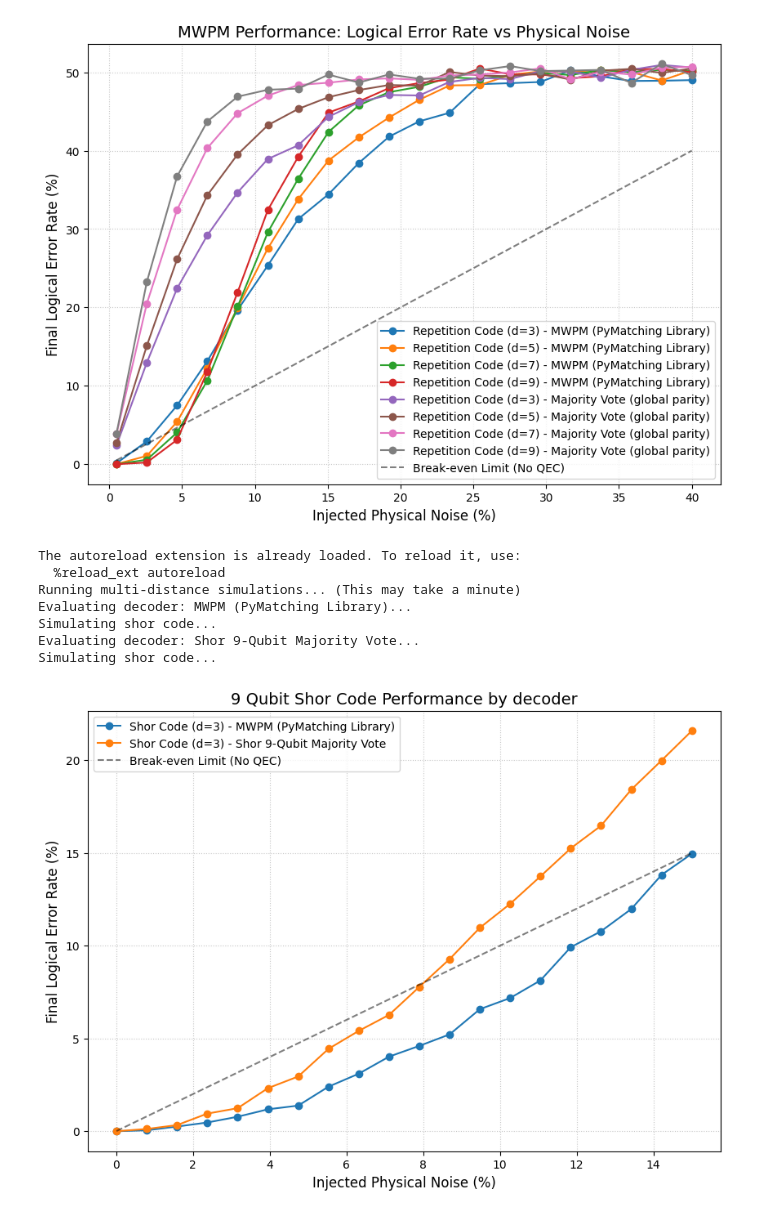
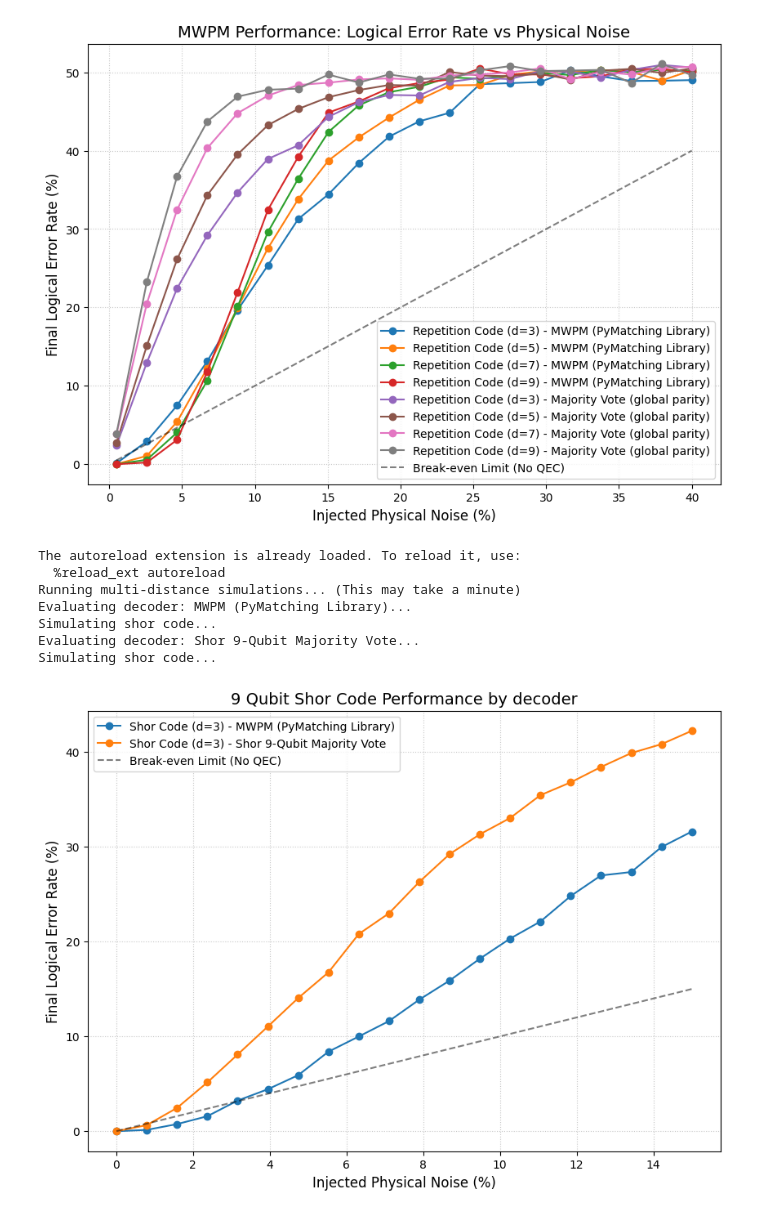
Before and after one commit to othermore/TFM_QEC_2D_color_code_decoders, a Jupyter notebook: src/old_srcs/analysis_repetition_code_simulation.ipynb, the cells around one changed output. Cells and saved outputs as stored; diff of their text form; code cells hidden in the pictures.

```diff
--- a/src/old_srcs/analysis_repetition_code_simulation.ipynb
+++ b/src/old_srcs/analysis_repetition_code_simulation.ipynb
@@ -211,11 +211,11 @@ for decoder in [MWPMLibraryDecoder,Shor9MajorityVoteDecoder]:
     # Sweep through the noise levels for the current distance
     for noise in physical_noise_levels:
         total_ler = 0
-        states = ["0,", "1", "+", "-"]
+        states = ["0", "1", "+", "-", "i", "-i"]
         shots_per_state = num_shots // len(states)
         for state in states:
             ler = simulate_shor_code(
-                rounds = 1,
+                rounds = 3,
                 state=state,
                 before_round_data_depolarization_noise = noise,
                 after_clifford_depolarization_noise = 0*noise,
@@ -235,31 +235,31 @@ for decoder in [MWPMLibraryDecoder,Shor9MajorityVoteDecoder]:
         label=f'Shor Code (d={distance}) - {decoder.name()}'
     )
 
 # Plot the break-even line
 plt.plot(
     [min_error_rate * 100, max_error_rate * 100],
     [min_error_rate * 100, max_error_rate * 100],
     linestyle='--',
     color='black',
     alpha=0.5,
     label='Break-even Limit (No QEC)'
 )
 
 # Format the graph
 plt.title("9 Qubit Shor Code Performance by decoder", fontsize=14)
 plt.xlabel("Injected Physical Noise (%)", fontsize=12)
 plt.ylabel("Final Logical Error Rate (%)", fontsize=12)
 plt.legend()
 plt.grid(True, linestyle=':', alpha=0.7)
 
 # Display the final composite chart
 plt.show()
 # %% [output]
 The autoreload extension is already loaded. To reload it, use:
   %reload_ext autoreload
 Running multi-distance simulations... (This may take a minute)
 Evaluating decoder: MWPM (PyMatching Library)...
 Simulating shor code...
 Evaluating decoder: Shor 9-Qubit Majority Vote...
 Simulating shor code...
-[figure, old version]
+[figure, new version]
```
Also changed, not shown: 6 other files.
